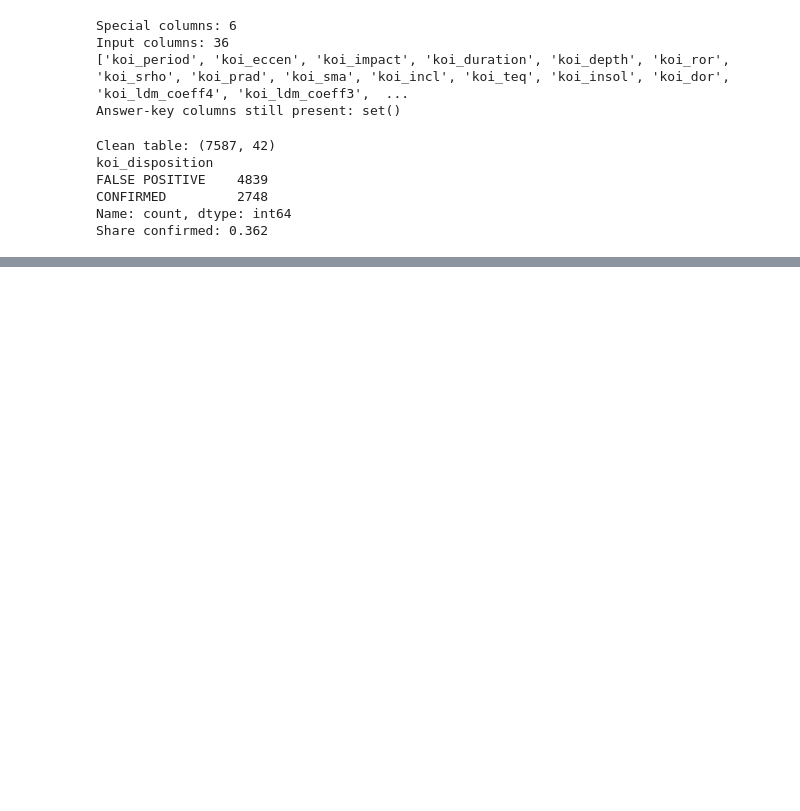
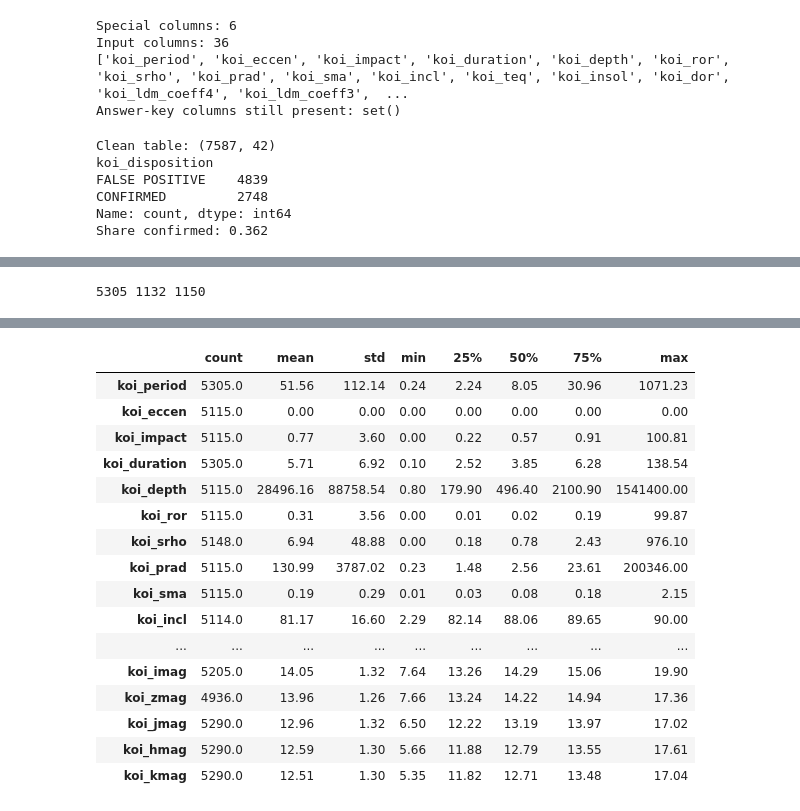
Before and after one commit to tishasetia13/planet-or-not, a Jupyter notebook: planet_or_not_model.ipynb, the cells around one changed output, grey strips where cells are left out. Saved outputs shown, nothing was run; the diff lists cells and outputs as text; code cells hidden in the pictures; blank space fills up the shorter version.

```diff
--- a/planet_or_not_model.ipynb
+++ b/planet_or_not_model.ipynb
@@ -268,0 +361,16 @@ Share confirmed: 0.362
+# %%
+# making the final split tables
+
+# Stage 1: make one table per pile, using the split column
+train_df = clean[clean["split"] == "train"].copy()
+val_df   = clean[clean["split"] == "val"].copy()
+test_df  = clean[clean["split"] == "test"].copy()     # made, but we do NOT look at it
+print(len(train_df), len(val_df), len(test_df))        # expect 5305 1132 1150
+
+# Stage 2: view 1, the first 10 rows (ids, the answer, and the first 8 inputs)
+display(train_df[id_cols + [label_col] + feature_cols[:8]].head(10))
+
+# Stage 3: view 2, a summary of every input column
+display(train_df[feature_cols].describe().T.round(2))
+# %% [output]
+5305 1132 1150
@@ -268,0 +388,17 @@ Share confirmed: 0.362
+|  | count | mean | std | min | 25% | 50% | 75% | max |
+| koi_period | 5305.0 | 51.56 | 112.14 | 0.24 | 2.24 | 8.05 | 30.96 | 1071.23 |
+| koi_eccen | 5115.0 | 0.00 | 0.00 | 0.00 | 0.00 | 0.00 | 0.00 | 0.00 |
+| koi_impact | 5115.0 | 0.77 | 3.60 | 0.00 | 0.22 | 0.57 | 0.91 | 100.81 |
+| koi_duration | 5305.0 | 5.71 | 6.92 | 0.10 | 2.52 | 3.85 | 6.28 | 138.54 |
+| koi_depth | 5115.0 | 28496.16 | 88758.54 | 0.80 | 179.90 | 496.40 | 2100.90 | 1541400.00 |
+| koi_ror | 5115.0 | 0.31 | 3.56 | 0.00 | 0.01 | 0.02 | 0.19 | 99.87 |
+| koi_srho | 5148.0 | 6.94 | 48.88 | 0.00 | 0.18 | 0.78 | 2.43 | 976.10 |
+| koi_prad | 5115.0 | 130.99 | 3787.02 | 0.23 | 1.48 | 2.56 | 23.61 | 200346.00 |
+| koi_sma | 5115.0 | 0.19 | 0.29 | 0.01 | 0.03 | 0.08 | 0.18 | 2.15 |
+| koi_incl | 5114.0 | 81.17 | 16.60 | 2.29 | 82.14 | 88.06 | 89.65 | 90.00 |
+| ... | ... | ... | ... | ... | ... | ... | ... | ... |
+| koi_imag | 5205.0 | 14.05 | 1.32 | 7.64 | 13.26 | 14.29 | 15.06 | 19.90 |
+| koi_zmag | 4936.0 | 13.96 | 1.26 | 7.66 | 13.24 | 14.22 | 14.94 | 17.36 |
+| koi_jmag | 5290.0 | 12.96 | 1.32 | 6.50 | 12.22 | 13.19 | 13.97 | 17.02 |
+| koi_hmag | 5290.0 | 12.59 | 1.30 | 5.66 | 11.88 | 12.79 | 13.55 | 17.61 |
+| koi_kmag | 5290.0 | 12.51 | 1.30 | 5.35 | 11.82 | 12.71 | 13.48 | 17.04 |
```
Also changed, not shown: parts of 7 cells of this notebook.
